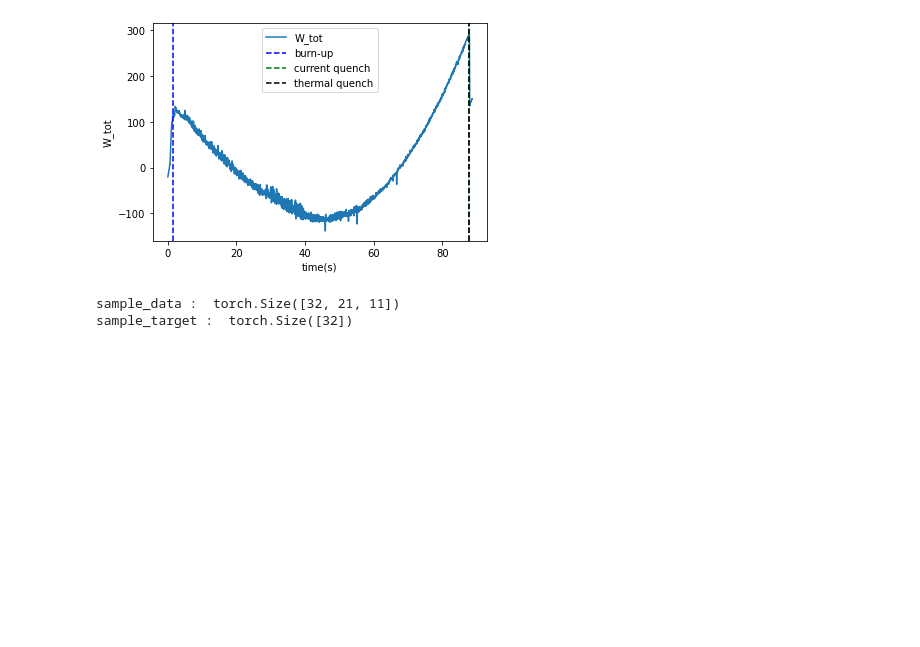
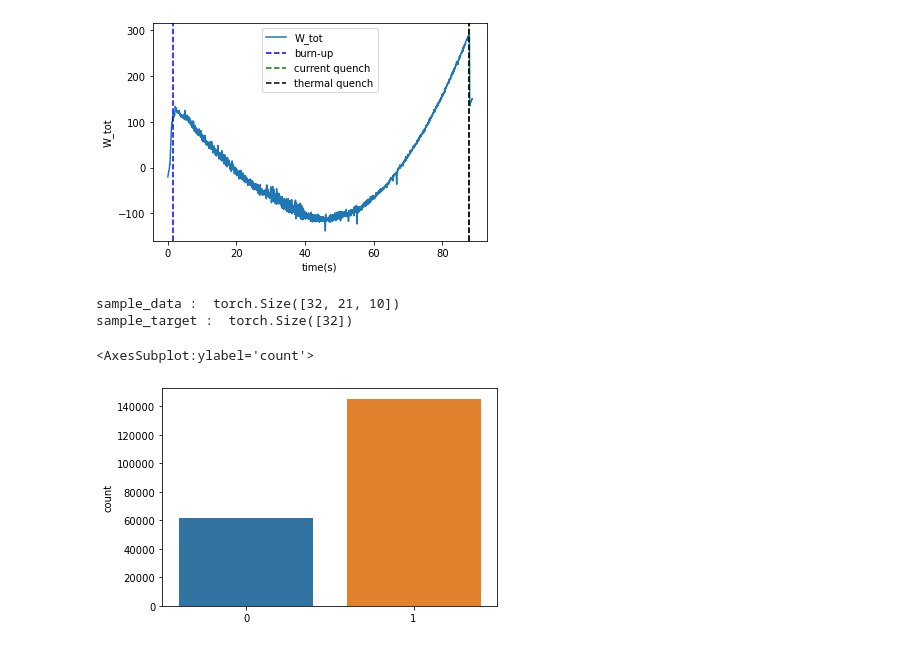
Before and after one commit to ZINZINBIN/Disruption-Prediciton-based-on-Multimodal-Deep-Learning, a Jupyter notebook: analysis_on_numerical_dataset.ipynb, the cells around one changed output. Saved outputs shown, nothing was run; the diff lists cells and outputs as text; code cells hidden in the pictures; blank space fills up the shorter version.

```diff
--- a/analysis_on_numerical_dataset.ipynb
+++ b/analysis_on_numerical_dataset.ipynb
@@ -233,19 +233,22 @@ plt.show()
 # %% [output]
 [figure]
 # %%
+# df_extend = pd.read_csv("./dataset/KSTAR_Disruption_ts_data_extend.csv")
+
 ts_cols = [
     '\\q95', '\\ipmhd', '\\kappa',
     '\\tritop', '\\tribot','\\betap','\\betan',
-    '\\li', 'shot', '\\ne_inter01', '\\WTOT_DLM03'
+    '\\li', '\\ne_inter01', '\\WTOT_DLM03'
 ]
-# time series data
-ts_data = df_extend[ts_cols]
+
+for col in ts_cols:
+    df_extend[col] = df_extend[col].astype(np.float32)
 
 # disruption info
 kstar_shot_list = pd.read_csv('./dataset/KSTAR_Disruption_Shot_List.csv')
 
 # shot list
-shot_list = np.unique(ts_data.shot.values).tolist()
+shot_list = np.unique(df_extend.shot.values).tolist()
 
 from typing import Optional, List
 from tqdm.auto import tqdm
@@ -292,6 +295,7 @@ class CustomDataset(torch.utils.data.Dataset):
                     idx += self.seq_len
 
                 elif t > tTQend - 1.0 / 210 * (self.seq_len + self.dist):
+                    indices.append(idx)
                     labels.append(1)
                     idx += 1
 
@@ -325,5 +329,11 @@ sample_data, sample_target = next(iter(train_loader))
 print("sample_data : ", sample_data.size())
 print("sample_target : ", sample_target.size())
 # %% [output]
-sample_data :  torch.Size([32, 21, 11])
+sample_data :  torch.Size([32, 21, 10])
 sample_target :  torch.Size([32])
+# %%
+import seaborn as sns
+sns.countplot(train_data.labels)
+# %% [output]
+<AxesSubplot:ylabel='count'>
+[figure, added]
```
Also changed, not shown: parts of 6 cells of this notebook, 1 other file.
